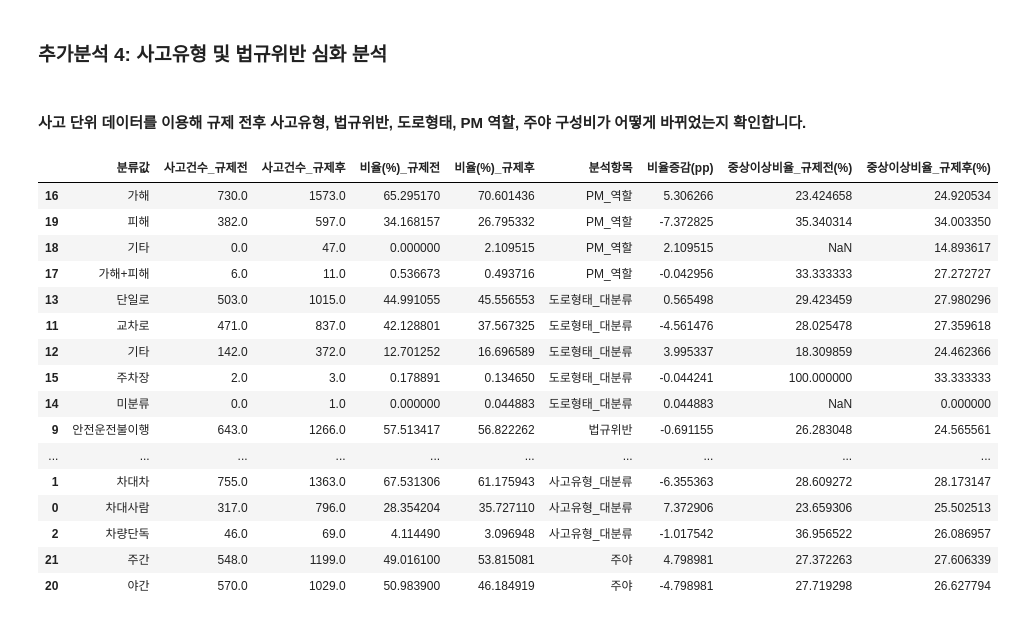
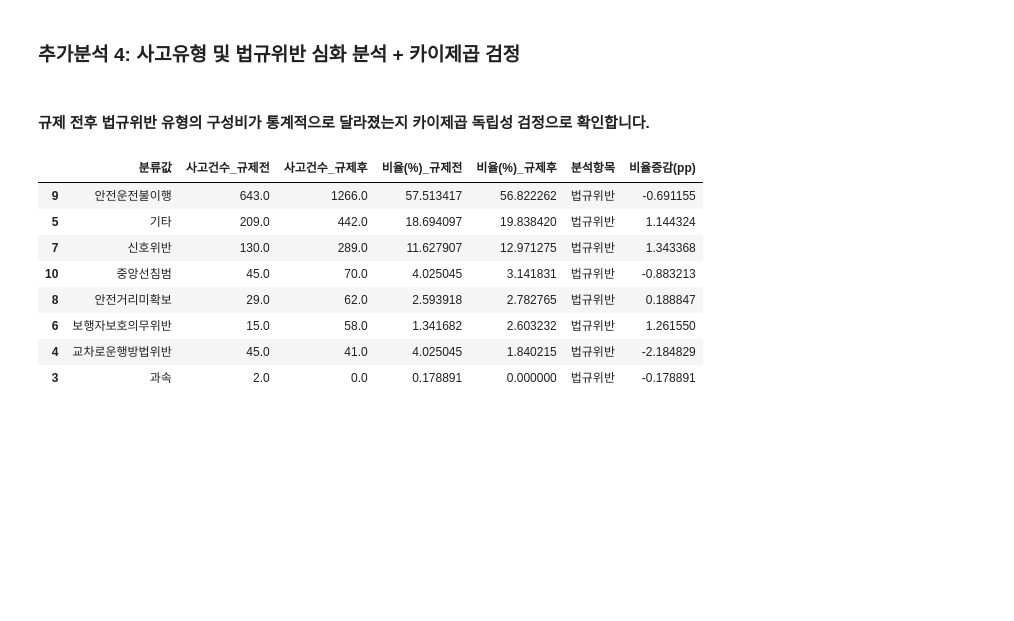
Before and after one commit to cjs5970/seoul-pm-safety-analysis, a Jupyter notebook: analysis/서영웅_분석_결과/추가분석4_사고유형_법규위반_심화분석.ipynb, the cells around one changed output. Cells and saved outputs as stored; diff of their text form; code cells hidden in the pictures; blank space fills up the shorter version.

```diff
--- a/analysis/서영웅_분석_결과/추가분석4_사고유형_법규위반_심화분석.ipynb
+++ b/analysis/서영웅_분석_결과/추가분석4_사고유형_법규위반_심화분석.ipynb
@@ -1,57 +1,61 @@
 # %% [markdown]
-### **추가분석 4: 사고유형 및 법규위반 심화 분석**
+### **추가분석 4: 사고유형 및 법규위반 심화 분석 + 카이제곱 검정**
-# %% [markdown]
-#### 사고 단위 데이터를 이용해 규제 전후 사고유형, 법규위반, 도로형태, PM 역할, 주야 구성비가 어떻게 바뀌었는지 확인합니다.
+# %% [markdown]
+#### 규제 전후 법규위반 유형의 구성비가 통계적으로 달라졌는지 카이제곱 독립성 검정으로 확인합니다.
 # %%
 import pandas as pd
 import numpy as np
 import matplotlib.pyplot as plt
 import seaborn as sns
 from pathlib import Path
+from scipy import stats
 
 plt.rcParams['font.family'] = 'Malgun Gothic'
 plt.rcParams['axes.unicode_minus'] = False
 import warnings
 warnings.filterwarnings('ignore')
 
-BASE_PATH = Path(r'N:/개인/대학교/2026/고급프로그래밍/Term-Project(고급프로그래밍설계 01분반 10조)')
+def find_project_root():
+    for base in [Path.cwd(), *Path.cwd().parents]:
+        if (base / 'data' / 'data-preprocessing').exists() and (base / 'data' / 'original-datasets').exists():
+            return base
+
+        nested = base / 'seoul-pm-safety-analysis'
+        if (nested / 'data' / 'data-preprocessing').exists() and (nested / 'data' / 'original-datasets').exists():
+            return nested
+
+    raise FileNotFoundError('GitHub 저장소 루트(seoul-pm-safety-analysis)를 찾을 수 없습니다.')
+
+
+PROJECT_ROOT = find_project_root()
+DATA_PREP_ROOT = PROJECT_ROOT / 'data' / 'data-preprocessing'
+ORIGINAL_DATA_ROOT = PROJECT_ROOT / 'data' / 'original-datasets'
+print('PROJECT_ROOT:', PROJECT_ROOT)
 # %%
-pm_unit = pd.read_csv(BASE_PATH / '데이터 전처리/서울시 PM 교통사고 현황/서울시_PM_교통사고_사고단위.csv', encoding='utf-8')
+pm_unit = pd.read_csv(DATA_PREP_ROOT / '서울시 PM 교통사고 현황' / '서울시_PM_교통사고_사고단위.csv', encoding='utf-8')
 pm_unit['연월_dt'] = pd.to_datetime(pm_unit['연월'] + '-01')
 pm_unit['규제구분'] = np.where(pm_unit['연월_dt'] >= pd.Timestamp('2021-07-01'), '규제후', '규제전')
 
 def composition_change(df, col):
     counts = df.groupby(['규제구분', col]).size().rename('사고건수').reset_index()
     counts['비율(%)'] = counts['사고건수'] / counts.groupby('규제구분')['사고건수'].transform('sum') * 100
     pivot = counts.pivot(index=col, columns='규제구분', values=['사고건수', '비율(%)']).fillna(0)
     pivot.columns = [f'{a}_{b}' for a, b in pivot.columns]
     pivot = pivot.reset_index().rename(columns={col: '분류값'})
     pivot['분석항목'] = col
     pivot['비율증감(pp)'] = pivot.get('비율(%)_규제후', 0) - pivot.get('비율(%)_규제전', 0)
-    sev = df.groupby(['규제구분', col]).agg(사고건수=('사고ID', 'count'), 중상이상자수=('중상이상자수', 'sum')).reset_index()
-    sev['중상이상비율(%)'] = sev['중상이상자수'] / sev['사고건수'] * 100
-    sev_p = sev.pivot(index=col, columns='규제구분', values='중상이상비율(%)').reset_index().rename(columns={col: '분류값'})
-    sev_p = sev_p.rename(columns={'규제전': '중상이상비율_규제전(%)', '규제후': '중상이상비율_규제후(%)'})
-    return pivot.merge(sev_p, on='분류값', how='left')
+    return pivot
 
 cols = ['사고유형_대분류', '법규위반', '도로형태_대분류', 'PM_역할', '주야']
 detail = pd.concat([composition_change(pm_unit, c) for c in cols], ignore_index=True)
-display(detail.sort_values(['분석항목', '사고건수_규제후'], ascending=[True, False]).head(30))
+display(detail[detail['분석항목'] == '법규위반'].sort_values('사고건수_규제후', ascending=False).head(10))
 # %% [output]
-|  | 분류값 | 사고건수_규제전 | 사고건수_규제후 | 비율(%)_규제전 | 비율(%)_규제후 | 분석항목 | 비율증감(pp) | 중상이상비율_규제전(%) | 중상이상비율_규제후(%) |
-| 16 | 가해 | 730.0 | 1573.0 | 65.295170 | 70.601436 | PM_역할 | 5.306266 | 23.424658 | 24.920534 |
-| 19 | 피해 | 382.0 | 597.0 | 34.168157 | 26.795332 | PM_역할 | -7.372825 | 35.340314 | 34.003350 |
-| 18 | 기타 | 0.0 | 47.0 | 0.000000 | 2.109515 | PM_역할 | 2.109515 | NaN | 14.893617 |
-| 17 | 가해+피해 | 6.0 | 11.0 | 0.536673 | 0.493716 | PM_역할 | -0.042956 | 33.333333 | 27.272727 |
-| 13 | 단일로 | 503.0 | 1015.0 | 44.991055 | 45.556553 | 도로형태_대분류 | 0.565498 | 29.423459 | 27.980296 |
-| 11 | 교차로 | 471.0 | 837.0 | 42.128801 | 37.567325 | 도로형태_대분류 | -4.561476 | 28.025478 | 27.359618 |
-| 12 | 기타 | 142.0 | 372.0 | 12.701252 | 16.696589 | 도로형태_대분류 | 3.995337 | 18.309859 | 24.462366 |
-| 15 | 주차장 | 2.0 | 3.0 | 0.178891 | 0.134650 | 도로형태_대분류 | -0.044241 | 100.000000 | 33.333333 |
-| 14 | 미분류 | 0.0 | 1.0 | 0.000000 | 0.044883 | 도로형태_대분류 | 0.044883 | NaN | 0.000000 |
-| 9 | 안전운전불이행 | 643.0 | 1266.0 | 57.513417 | 56.822262 | 법규위반 | -0.691155 | 26.283048 | 24.565561 |
-| ... | ... | ... | ... | ... | ... | ... | ... | ... | ... |
-| 1 | 차대차 | 755.0 | 1363.0 | 67.531306 | 61.175943 | 사고유형_대분류 | -6.355363 | 28.609272 | 28.173147 |
-| 0 | 차대사람 | 317.0 | 796.0 | 28.354204 | 35.727110 | 사고유형_대분류 | 7.372906 | 23.659306 | 25.502513 |
-| 2 | 차량단독 | 46.0 | 69.0 | 4.114490 | 3.096948 | 사고유형_대분류 | -1.017542 | 36.956522 | 26.086957 |
-| 21 | 주간 | 548.0 | 1199.0 | 49.016100 | 53.815081 | 주야 | 4.798981 | 27.372263 | 27.606339 |
-| 20 | 야간 | 570.0 | 1029.0 | 50.983900 | 46.184919 | 주야 | -4.798981 | 27.719298 | 26.627794 |
+|  | 분류값 | 사고건수_규제전 | 사고건수_규제후 | 비율(%)_규제전 | 비율(%)_규제후 | 분석항목 | 비율증감(pp) |
+| 9 | 안전운전불이행 | 643.0 | 1266.0 | 57.513417 | 56.822262 | 법규위반 | -0.691155 |
+| 5 | 기타 | 209.0 | 442.0 | 18.694097 | 19.838420 | 법규위반 | 1.144324 |
+| 7 | 신호위반 | 130.0 | 289.0 | 11.627907 | 12.971275 | 법규위반 | 1.343368 |
+| 10 | 중앙선침범 | 45.0 | 70.0 | 4.025045 | 3.141831 | 법규위반 | -0.883213 |
+| 8 | 안전거리미확보 | 29.0 | 62.0 | 2.593918 | 2.782765 | 법규위반 | 0.188847 |
+| 6 | 보행자보호의무위반 | 15.0 | 58.0 | 1.341682 | 2.603232 | 법규위반 | 1.261550 |
+| 4 | 교차로운행방법위반 | 45.0 | 41.0 | 4.025045 | 1.840215 | 법규위반 | -2.184829 |
+| 3 | 과속 | 2.0 | 0.0 | 0.178891 | 0.000000 | 법규위반 | -0.178891 |
```
Also changed, not shown: parts of 4 cells of this notebook, 1 other file.
